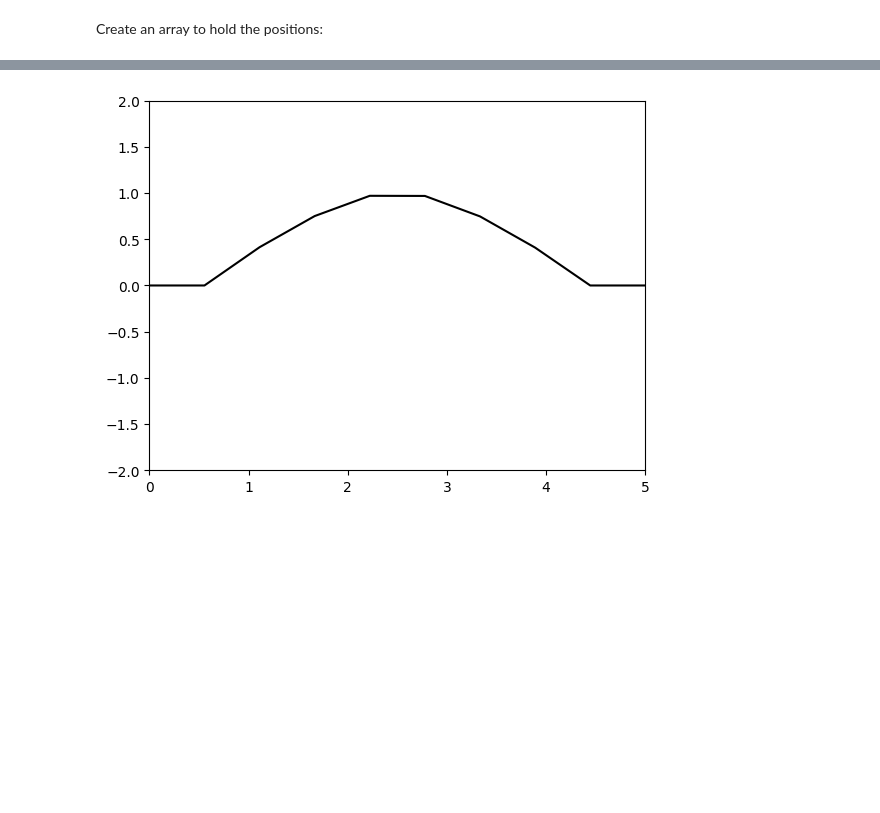
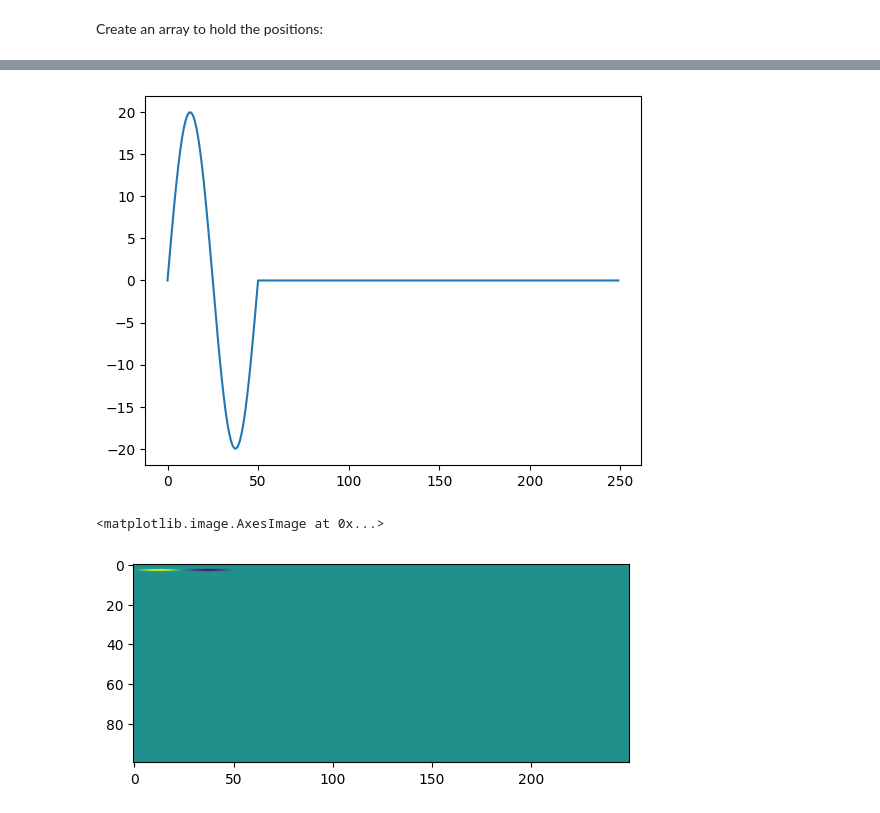
Before and after one commit to NRohrick/physics, a Jupyter notebook: string_dynamics/string.ipynb, the cells around one changed output, grey strips where cells are left out. Saved outputs shown, nothing was run; the diff lists cells and outputs as text; code cells hidden in the pictures; blank space fills up the shorter version.

```diff
--- a/string_dynamics/string.ipynb
+++ b/string_dynamics/string.ipynb
@@ -136,17 +157,12 @@ Stability Constant:  0.2
+# %%
+plt.plot(f[3,:250])
+plt.show()
+plt.imshow(f[:,0:250])
+# %% [output]
+[figure, added]
+<matplotlib.image.AxesImage at 0x...>
+[figure, added]
 # %%
-fig = plt.figure()
-l, = plt.plot([],[], 'k-')
-plt.xlim(0,L)
-plt.ylim(-2,2)
-
-l.set_data(x,w[:,0])
-plt.show()
-
-metadata = dict(title='Movie', artist='Nathaniel_Rohrick')
-writer = PillowWriter(fps=24,metadata=metadata)
-
 #Create animation function
 #def crunch(fps):
-# %% [output]
-[figure, removed]
 # %%
```
Also changed, not shown: parts of 5 cells of this notebook, 39 other files.
